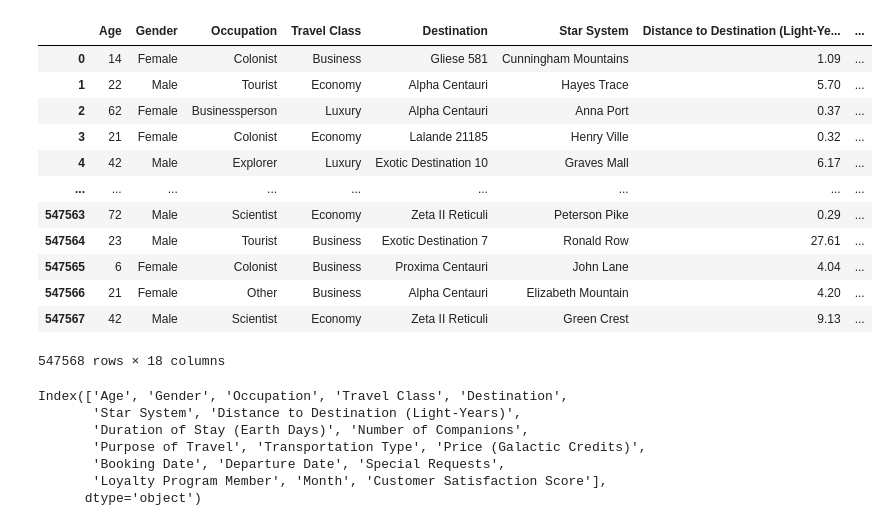
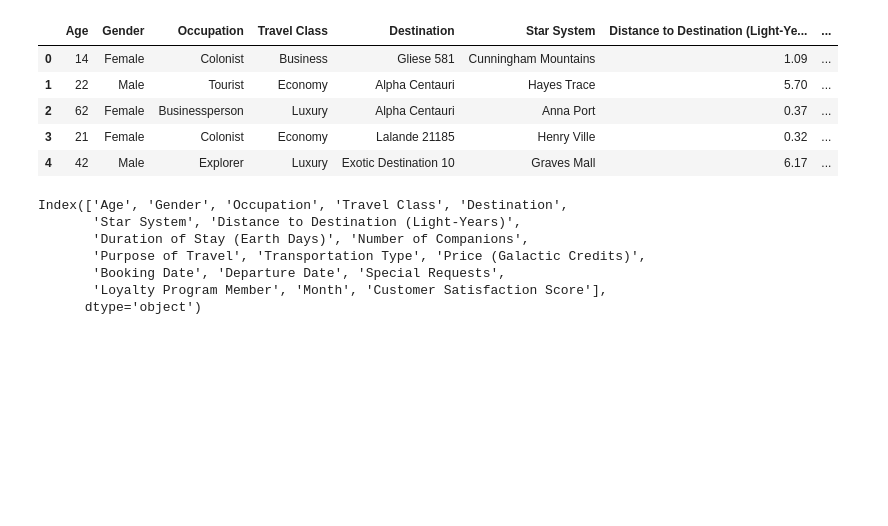
Before and after one commit to aliciamb86/ML-interstellar-travel-satisfaction, a Jupyter notebook: Interstellar Travel Customer Satisfaction Analysis/notebooks/02_LimpiezaEDA.ipynb, the cells around one changed output. Drawn from its saved outputs; the diff is of its cells as text; code cells hidden in the pictures; blank space fills up the shorter version.

```diff
--- a/Interstellar Travel Customer Satisfaction Analysis/notebooks/02_LimpiezaEDA.ipynb
+++ b/Interstellar Travel Customer Satisfaction Analysis/notebooks/02_LimpiezaEDA.ipynb
@@ -8,21 +8,14 @@ from sklearn.model_selection import train_test_split
 pd.set_option('future.no_silent_downcasting', True)
 # %%
 df = pd.read_csv('../data/raw/interstellar_travel.csv')
-df
+df.head()
 # %% [output]
 |  | Age | Gender | Occupation | Travel Class | Destination | Star System | Distance to Destination (Light-Ye... | ... |
 | 0 | 14 | Female | Colonist | Business | Gliese 581 | Cunningham Mountains | 1.09 | ... |
 | 1 | 22 | Male | Tourist | Economy | Alpha Centauri | Hayes Trace | 5.70 | ... |
 | 2 | 62 | Female | Businessperson | Luxury | Alpha Centauri | Anna Port | 0.37 | ... |
 | 3 | 21 | Female | Colonist | Economy | Lalande 21185 | Henry Ville | 0.32 | ... |
 | 4 | 42 | Male | Explorer | Luxury | Exotic Destination 10 | Graves Mall | 6.17 | ... |
-| ... | ... | ... | ... | ... | ... | ... | ... | ... |
-| 547563 | 72 | Male | Scientist | Economy | Zeta II Reticuli | Peterson Pike | 0.29 | ... |
-| 547564 | 23 | Male | Tourist | Business | Exotic Destination 7 | Ronald Row | 27.61 | ... |
-| 547565 | 6 | Female | Colonist | Business | Proxima Centauri | John Lane | 4.04 | ... |
-| 547566 | 21 | Female | Other | Business | Alpha Centauri | Elizabeth Mountain | 4.20 | ... |
-| 547567 | 42 | Male | Scientist | Economy | Zeta II Reticuli | Green Crest | 9.13 | ... |
-547568 rows × 18 columns
 # %%
 df.columns
 # %% [output]
```
Also changed, not shown: parts of 2 cells of this notebook, 38 other files.
